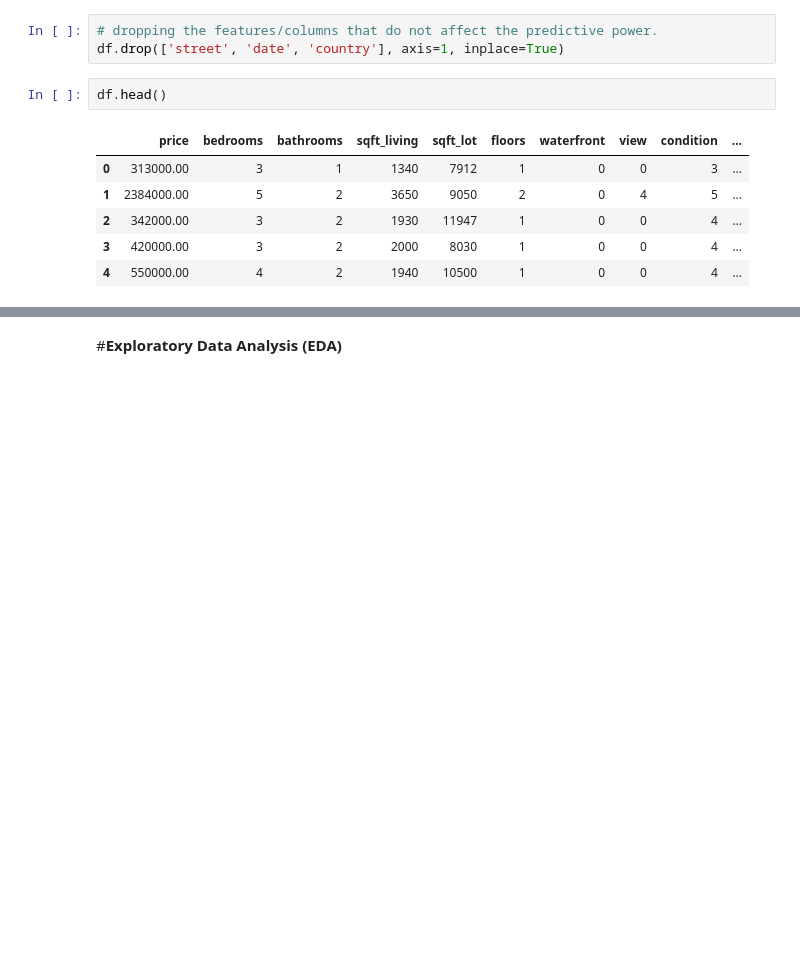
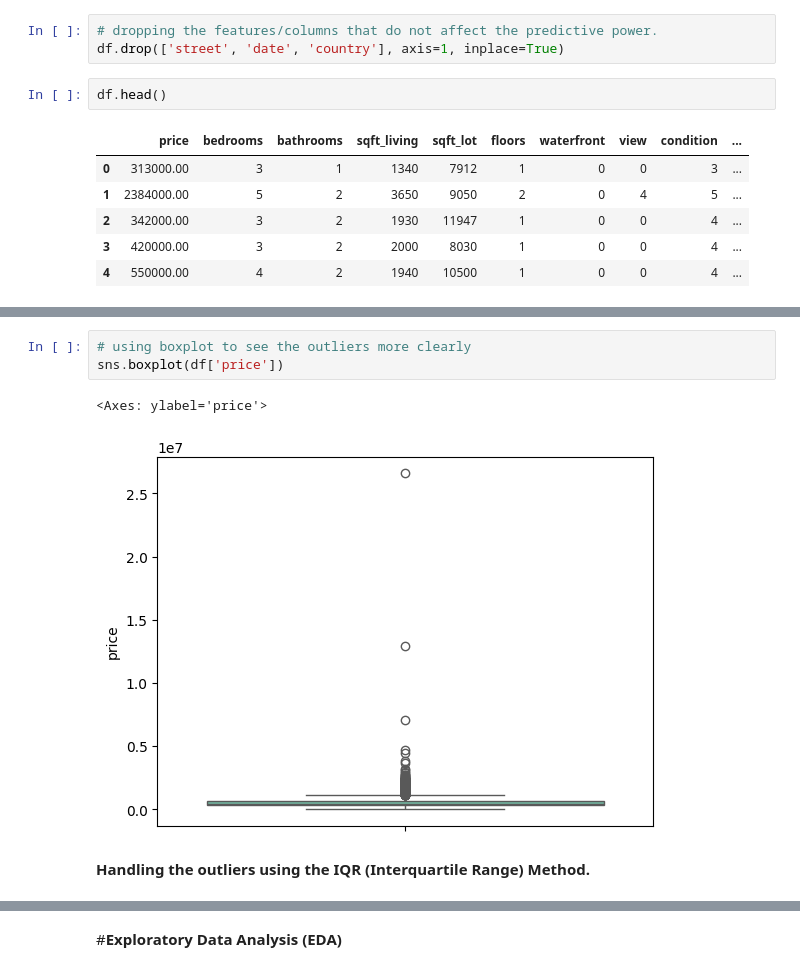
Before and after one commit to MuneefMumthas/CO538-Muneef-22206529, a Jupyter notebook: CO538_CW1_MLProject_Muneef_22206529.ipynb, the cells around one changed output, grey strips where cells are left out. Saved outputs shown, nothing was run; the diff lists cells and outputs as text; blank space fills up the shorter version.

```diff
--- a/CO538_CW1_MLProject_Muneef_22206529.ipynb
+++ b/CO538_CW1_MLProject_Muneef_22206529.ipynb
@@ -173,0 +215,8 @@ df.head()
+# %%
+# using boxplot to see the outliers more clearly
+sns.boxplot(df['price'])
+# %% [output]
+<Axes: ylabel='price'>
+[figure, added]
+# %% [markdown]
+**Handling the outliers using the IQR (Interquartile Range) Method.**
```
Also changed, not shown: parts of 21 cells of this notebook.
